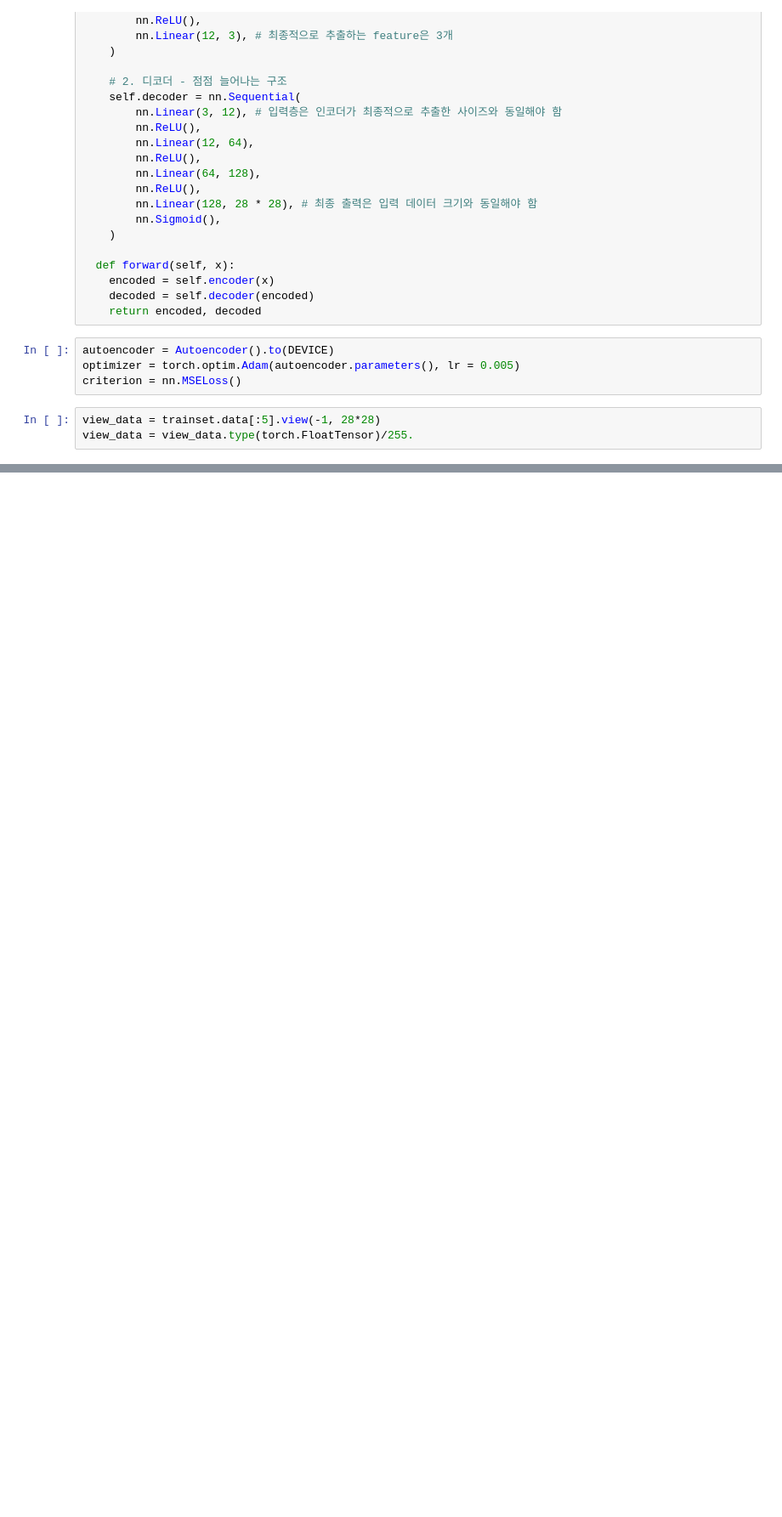
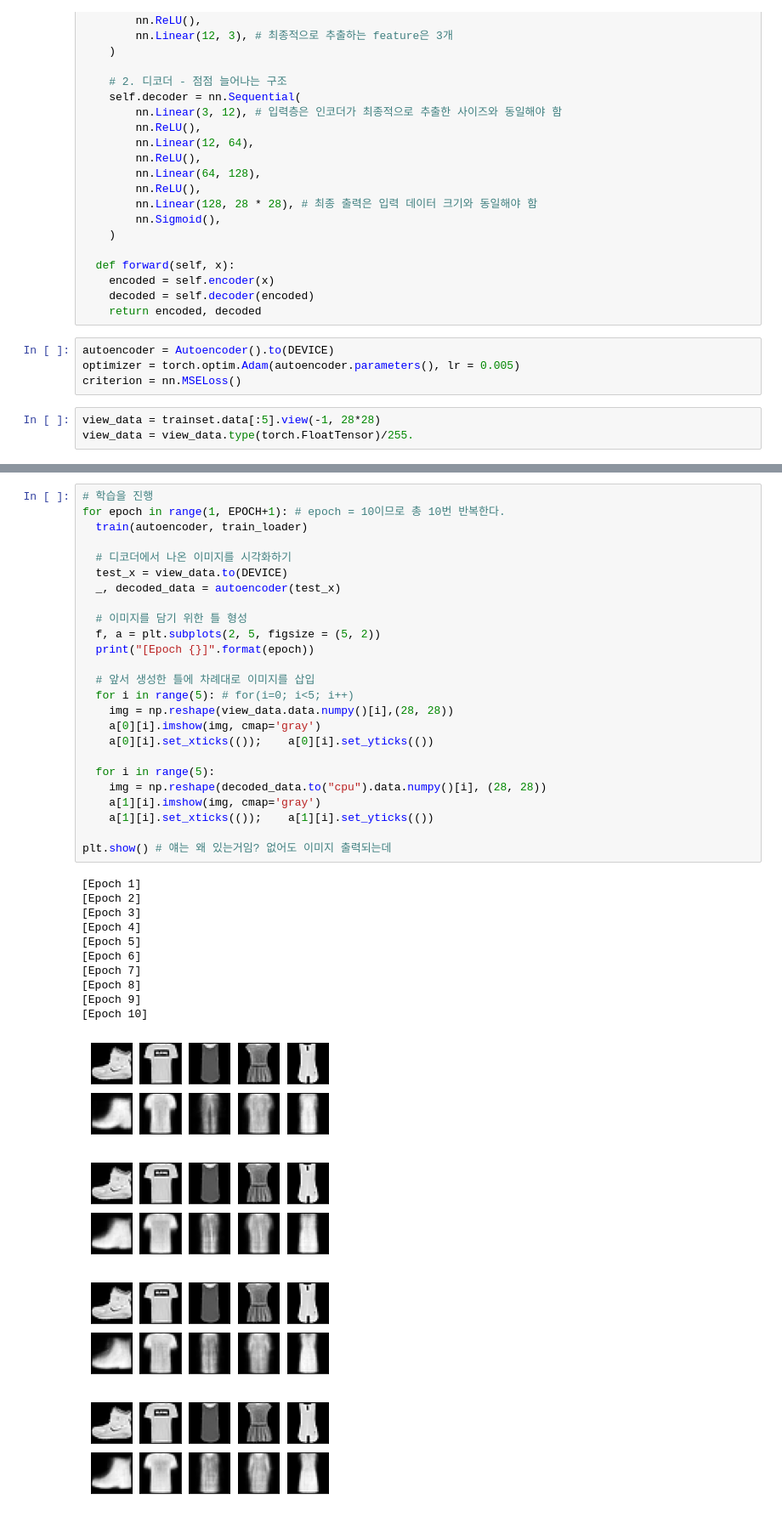
Before and after one commit to Ness731/3-Min-Deeplearning, a Jupyter notebook: Chapter_6_사람의_지도_없이_학습하는_오토인코더.ipynb, the cells around one changed output, grey strips where cells are left out. Shown at 85% size. Cells and saved outputs as stored; diff of their text form; blank space fills up the shorter version.

```diff
--- a/Chapter_6_사람의_지도_없이_학습하는_오토인코더.ipynb
+++ b/Chapter_6_사람의_지도_없이_학습하는_오토인코더.ipynb
@@ -140,3 +142,43 @@ def train(autoencoder, train_loader):
     optimizer.zero_grad()
     loss.backward()
     optimizer.step()
+# %%
+# 학습을 진행
+for epoch in range(1, EPOCH+1): # epoch = 10이므로 총 10번 반복한다.
+  train(autoencoder, train_loader)
+
+  # 디코더에서 나온 이미지를 시각화하기
+  test_x = view_data.to(DEVICE)
+  _, decoded_data = autoencoder(test_x)
+
+  # 이미지를 담기 위한 틀 형성
+  f, a = plt.subplots(2, 5, figsize = (5, 2))
+  print("[Epoch {}]".format(epoch))
+
+  # 앞서 생성한 틀에 차례대로 이미지를 삽입
+  for i in range(5): # for(i=0; i<5; i++)
+    img = np.reshape(view_data.data.numpy()[i],(28, 28))
+    a[0][i].imshow(img, cmap='gray')
+    a[0][i].set_xticks(());    a[0][i].set_yticks(())
+
+  for i in range(5):
+    img = np.reshape(decoded_data.to("cpu").data.numpy()[i], (28, 28))
+    a[1][i].imshow(img, cmap='gray')
+    a[1][i].set_xticks(());    a[1][i].set_yticks(())
+
+plt.show() # 얘는 왜 있는거임? 없어도 이미지 출력되는데
+# %% [output]
+[Epoch 1]
+[Epoch 2]
+[Epoch 3]
+[Epoch 4]
+[Epoch 5]
+[Epoch 6]
+[Epoch 7]
+[Epoch 8]
+[Epoch 9]
+[Epoch 10]
+[figure, added]
+[figure, added]
+[figure, added]
+[figure, added]
```
Also changed, not shown: parts of 16 cells of this notebook.
